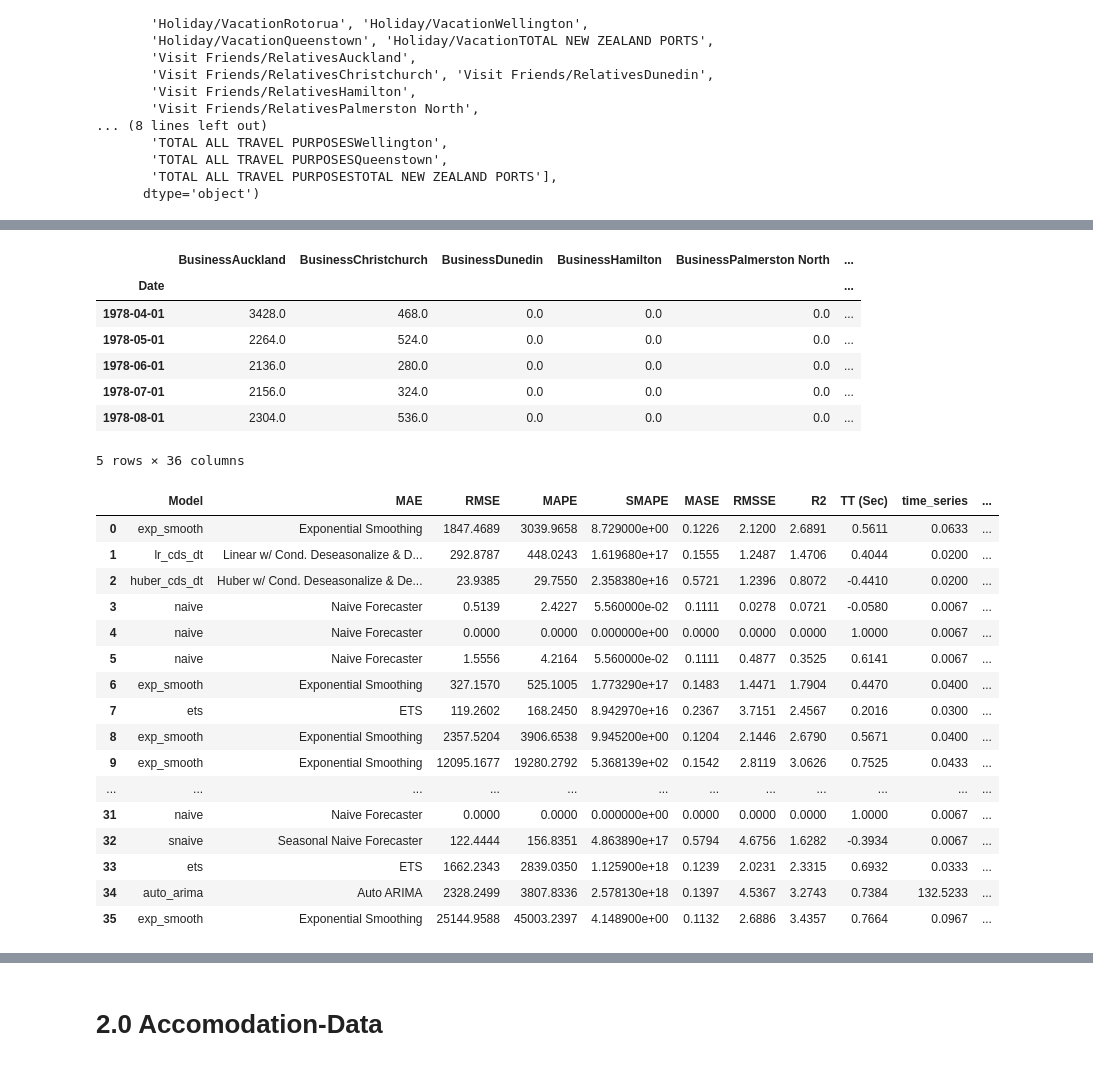
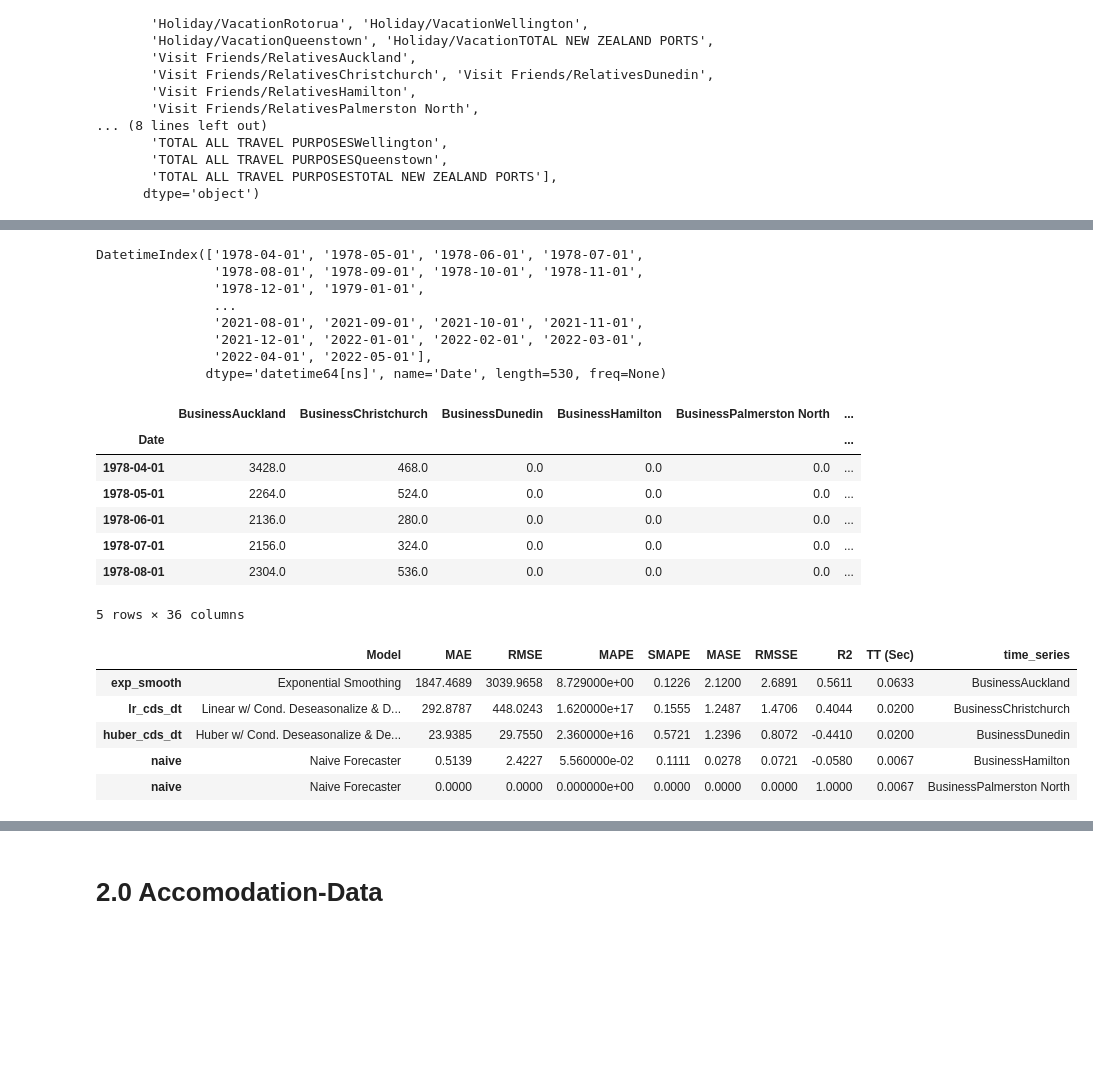
Before and after one commit to lutimoth/Tourism-Forecasting, a Jupyter notebook: Notebooks/Pre-process and Modeling for New Zealand Forecasting Data.ipynb, the cells around one changed output, grey strips where cells are left out. Drawn from its saved outputs; the diff is of its cells as text; code cells hidden in the pictures; blank space fills up the shorter version.

Commit message:
Accomodation Modeling

```diff
--- a/Notebooks/Pre-process and Modeling for New Zealand Forecasting Data.ipynb
+++ b/Notebooks/Pre-process and Modeling for New Zealand Forecasting Data.ipynb
@@ -94,33 +82,34 @@ DatetimeIndex(['1978-04-01', '1978-05-01', '1978-06-01', '1978-07-01',
-# %%
-arrivals.head()
-# %% [output]
-|  | BusinessAuckland | BusinessChristchurch | BusinessDunedin | BusinessHamilton | BusinessPalmerston North | ... |
-| Date |  |  |  |  |  | ... |
-| 1978-04-01 | 3428.0 | 468.0 | 0.0 | 0.0 | 0.0 | ... |
-| 1978-05-01 | 2264.0 | 524.0 | 0.0 | 0.0 | 0.0 | ... |
-| 1978-06-01 | 2136.0 | 280.0 | 0.0 | 0.0 | 0.0 | ... |
-| 1978-07-01 | 2156.0 | 324.0 | 0.0 | 0.0 | 0.0 | ... |
-| 1978-08-01 | 2304.0 | 536.0 | 0.0 | 0.0 | 0.0 | ... |
-5 rows × 36 columns
+# %%
+# Check to make sure index is datetime
+arrivals.index
+# %% [output]
+DatetimeIndex(['1978-04-01', '1978-05-01', '1978-06-01', '1978-07-01',
+               '1978-08-01', '1978-09-01', '1978-10-01', '1978-11-01',
+               '1978-12-01', '1979-01-01',
+               ...
+               '2021-08-01', '2021-09-01', '2021-10-01', '2021-11-01',
+               '2021-12-01', '2022-01-01', '2022-02-01', '2022-03-01',
+               '2022-04-01', '2022-05-01'],
+              dtype='datetime64[ns]', name='Date', length=530, freq=None)
+# %%
+arrivals.head()
+# %% [output]
+|  | BusinessAuckland | BusinessChristchurch | BusinessDunedin | BusinessHamilton | BusinessPalmerston North | ... |
+| Date |  |  |  |  |  | ... |
+| 1978-04-01 | 3428.0 | 468.0 | 0.0 | 0.0 | 0.0 | ... |
+| 1978-05-01 | 2264.0 | 524.0 | 0.0 | 0.0 | 0.0 | ... |
+| 1978-06-01 | 2136.0 | 280.0 | 0.0 | 0.0 | 0.0 | ... |
+| 1978-07-01 | 2156.0 | 324.0 | 0.0 | 0.0 | 0.0 | ... |
+| 1978-08-01 | 2304.0 | 536.0 | 0.0 | 0.0 | 0.0 | ... |
+5 rows × 36 columns
 # %%
 # Load our model results from the pycaret notebook to look at which models might work best for us
-potential_models = pd.read_csv('../NZ Data/model_results.csv')
-potential_models
+potential_models = pd.read_csv('../NZ Data/arrivals_model_results.csv',index_col = 0)
+potential_models.head()
 # %% [output]
-|  | Model | MAE | RMSE | MAPE | SMAPE | MASE | RMSSE | R2 | TT (Sec) | time_series | ... |
-| 0 | exp_smooth | Exponential Smoothing | 1847.4689 | 3039.9658 | 8.729000e+00 | 0.1226 | 2.1200 | 2.6891 | 0.5611 | 0.0633 | ... |
-| 1 | lr_cds_dt | Linear w/ Cond. Deseasonalize & D... | 292.8787 | 448.0243 | 1.619680e+17 | 0.1555 | 1.2487 | 1.4706 | 0.4044 | 0.0200 | ... |
-| 2 | huber_cds_dt | Huber w/ Cond. Deseasonalize & De... | 23.9385 | 29.7550 | 2.358380e+16 | 0.5721 | 1.2396 | 0.8072 | -0.4410 | 0.0200 | ... |
-| 3 | naive | Naive Forecaster | 0.5139 | 2.4227 | 5.560000e-02 | 0.1111 | 0.0278 | 0.0721 | -0.0580 | 0.0067 | ... |
-| 4 | naive | Naive Forecaster | 0.0000 | 0.0000 | 0.000000e+00 | 0.0000 | 0.0000 | 0.0000 | 1.0000 | 0.0067 | ... |
-| 5 | naive | Naive Forecaster | 1.5556 | 4.2164 | 5.560000e-02 | 0.1111 | 0.4877 | 0.3525 | 0.6141 | 0.0067 | ... |
-| 6 | exp_smooth | Exponential Smoothing | 327.1570 | 525.1005 | 1.773290e+17 | 0.1483 | 1.4471 | 1.7904 | 0.4470 | 0.0400 | ... |
-| 7 | ets | ETS | 119.2602 | 168.2450 | 8.942970e+16 | 0.2367 | 3.7151 | 2.4567 | 0.2016 | 0.0300 | ... |
-| 8 | exp_smooth | Exponential Smoothing | 2357.5204 | 3906.6538 | 9.945200e+00 | 0.1204 | 2.1446 | 2.6790 | 0.5671 | 0.0400 | ... |
-| 9 | exp_smooth | Exponential Smoothing | 12095.1677 | 19280.2792 | 5.368139e+02 | 0.1542 | 2.8119 | 3.0626 | 0.7525 | 0.0433 | ... |
-| ... | ... | ... | ... | ... | ... | ... | ... | ... | ... | ... | ... |
-| 31 | naive | Naive Forecaster | 0.0000 | 0.0000 | 0.000000e+00 | 0.0000 | 0.0000 | 0.0000 | 1.0000 | 0.0067 | ... |
-| 32 | snaive | Seasonal Naive Forecaster | 122.4444 | 156.8351 | 4.863890e+17 | 0.5794 | 4.6756 | 1.6282 | -0.3934 | 0.0067 | ... |
-| 33 | ets | ETS | 1662.2343 | 2839.0350 | 1.125900e+18 | 0.1239 | 2.0231 | 2.3315 | 0.6932 | 0.0333 | ... |
-| 34 | auto_arima | Auto ARIMA | 2328.2499 | 3807.8336 | 2.578130e+18 | 0.1397 | 4.5367 | 3.2743 | 0.7384 | 132.5233 | ... |
-| 35 | exp_smooth | Exponential Smoothing | 25144.9588 | 45003.2397 | 4.148900e+00 | 0.1132 | 2.6886 | 3.4357 | 0.7664 | 0.0967 | ... |
+|  | Model | MAE | RMSE | MAPE | SMAPE | MASE | RMSSE | R2 | TT (Sec) | time_series |
+| exp_smooth | Exponential Smoothing | 1847.4689 | 3039.9658 | 8.729000e+00 | 0.1226 | 2.1200 | 2.6891 | 0.5611 | 0.0633 | BusinessAuckland |
+| lr_cds_dt | Linear w/ Cond. Deseasonalize & D... | 292.8787 | 448.0243 | 1.620000e+17 | 0.1555 | 1.2487 | 1.4706 | 0.4044 | 0.0200 | BusinessChristchurch |
+| huber_cds_dt | Huber w/ Cond. Deseasonalize & De... | 23.9385 | 29.7550 | 2.360000e+16 | 0.5721 | 1.2396 | 0.8072 | -0.4410 | 0.0200 | BusinessDunedin |
+| naive | Naive Forecaster | 0.5139 | 2.4227 | 5.560000e-02 | 0.1111 | 0.0278 | 0.0721 | -0.0580 | 0.0067 | BusinessHamilton |
+| naive | Naive Forecaster | 0.0000 | 0.0000 | 0.000000e+00 | 0.0000 | 0.0000 | 0.0000 | 1.0000 | 0.0067 | BusinessPalmerston North |
```
Also changed, not shown: parts of 10 cells of this notebook, 3 other files.
